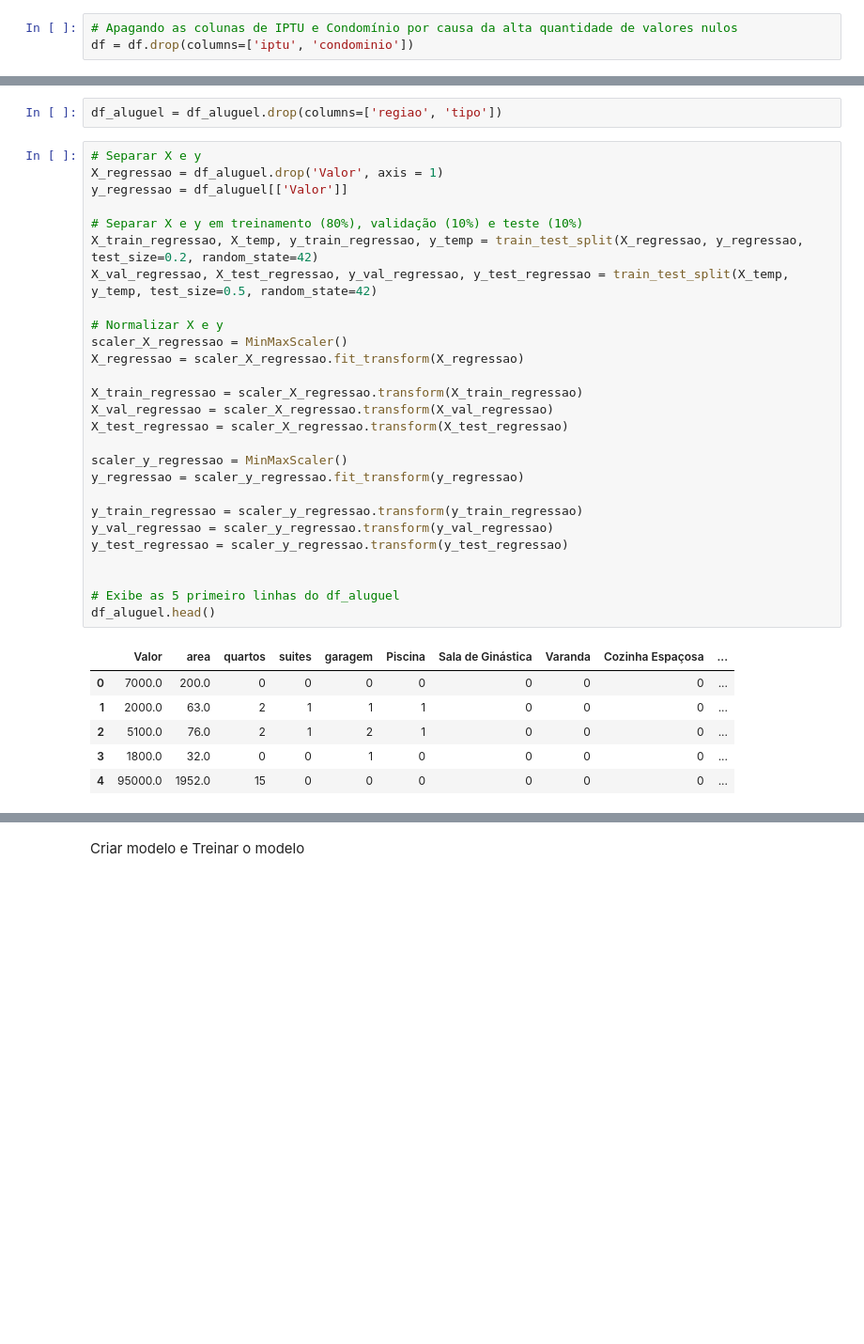
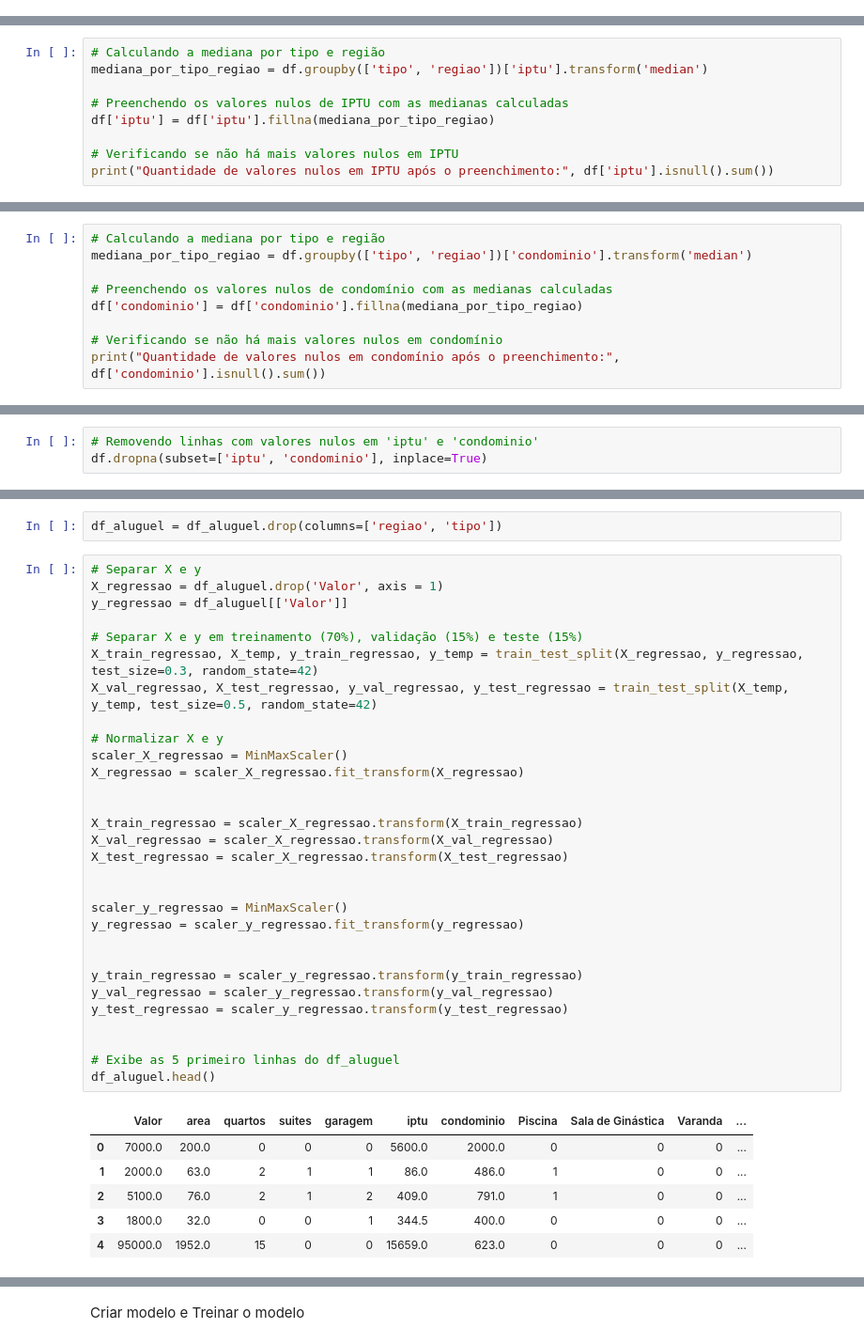
Before and after one commit to JanotLucas/Projeto-Integrador-I, a Jupyter notebook: precificador.ipynb, the cells around one changed output, grey strips where cells are left out. Shown at 94% size. Drawn from its saved outputs; the diff is of its cells as text; blank space fills up the shorter version.

```diff
--- a/precificador.ipynb
+++ b/precificador.ipynb
@@ -106,6 +102,3 @@ Aceita Pet                  0.000000
 Academia                    0.000000
 tipo                        0.000000
 dtype: float64
-# %%
-# Apagando as colunas de IPTU e Condomínio por causa da alta quantidade de valores nulos
-df = df.drop(columns=['iptu', 'condominio'])
@@ -111,0 +146,9 @@ df = df.drop(columns=['iptu', 'condominio'])
+# %%
+# Calculando a mediana por tipo e região
+mediana_por_tipo_regiao = df.groupby(['tipo', 'regiao'])['iptu'].transform('median')
+
+# Preenchendo os valores nulos de IPTU com as medianas calculadas
+df['iptu'] = df['iptu'].fillna(mediana_por_tipo_regiao)
+
+# Verificando se não há mais valores nulos em IPTU
+print("Quantidade de valores nulos em IPTU após o preenchimento:", df['iptu'].isnull().sum())
@@ -111,0 +159,9 @@ df = df.drop(columns=['iptu', 'condominio'])
+# %%
+# Calculando a mediana por tipo e região
+mediana_por_tipo_regiao = df.groupby(['tipo', 'regiao'])['condominio'].transform('median')
+
+# Preenchendo os valores nulos de condomínio com as medianas calculadas
+df['condominio'] = df['condominio'].fillna(mediana_por_tipo_regiao)
+
+# Verificando se não há mais valores nulos em condomínio
+print("Quantidade de valores nulos em condomínio após o preenchimento:", df['condominio'].isnull().sum())
@@ -111,0 +195,3 @@ df = df.drop(columns=['iptu', 'condominio'])
+# %%
+# Removendo linhas com valores nulos em 'iptu' e 'condominio'
+df.dropna(subset=['iptu', 'condominio'], inplace=True)
@@ -694,34 +884,37 @@ df_aluguel = df_aluguel.drop(columns=['regiao', 'tipo'])
 # %%
 # Separar X e y
 X_regressao = df_aluguel.drop('Valor', axis = 1)
 y_regressao = df_aluguel[['Valor']]
 
-# Separar X e y em treinamento (80%), validação (10%) e teste (10%)
-X_train_regressao, X_temp, y_train_regressao, y_temp = train_test_split(X_regressao, y_regressao, test_size=0.2, random_state=42)
+# Separar X e y em treinamento (70%), validação (15%) e teste (15%)
+X_train_regressao, X_temp, y_train_regressao, y_temp = train_test_split(X_regressao, y_regressao, test_size=0.3, random_state=42)
 X_val_regressao, X_test_regressao, y_val_regressao, y_test_regressao = train_test_split(X_temp, y_temp, test_size=0.5, random_state=42)
 
 # Normalizar X e y
 scaler_X_regressao = MinMaxScaler()
 X_regressao = scaler_X_regressao.fit_transform(X_regressao)
 
+
 X_train_regressao = scaler_X_regressao.transform(X_train_regressao)
 X_val_regressao = scaler_X_regressao.transform(X_val_regressao)
 X_test_regressao = scaler_X_regressao.transform(X_test_regressao)
 
+
 scaler_y_regressao = MinMaxScaler()
 y_regressao = scaler_y_regressao.fit_transform(y_regressao)
+
 
 y_train_regressao = scaler_y_regressao.transform(y_train_regressao)
 y_val_regressao = scaler_y_regressao.transform(y_val_regressao)
 y_test_regressao = scaler_y_regressao.transform(y_test_regressao)
 
 
 # Exibe as 5 primeiro linhas do df_aluguel
 df_aluguel.head()
 # %% [output]
-|  | Valor | area | quartos | suites | garagem | Piscina | Sala de Ginástica | Varanda | Cozinha Espaçosa | ... |
-| 0 | 7000.0 | 200.0 | 0 | 0 | 0 | 0 | 0 | 0 | 0 | ... |
-| 1 | 2000.0 | 63.0 | 2 | 1 | 1 | 1 | 0 | 0 | 0 | ... |
-| 2 | 5100.0 | 76.0 | 2 | 1 | 2 | 1 | 0 | 0 | 0 | ... |
-| 3 | 1800.0 | 32.0 | 0 | 0 | 1 | 0 | 0 | 0 | 0 | ... |
-| 4 | 95000.0 | 1952.0 | 15 | 0 | 0 | 0 | 0 | 0 | 0 | ... |
+|  | Valor | area | quartos | suites | garagem | iptu | condominio | Piscina | Sala de Ginástica | Varanda | ... |
+| 0 | 7000.0 | 200.0 | 0 | 0 | 0 | 5600.0 | 2000.0 | 0 | 0 | 0 | ... |
+| 1 | 2000.0 | 63.0 | 2 | 1 | 1 | 86.0 | 486.0 | 1 | 0 | 0 | ... |
+| 2 | 5100.0 | 76.0 | 2 | 1 | 2 | 409.0 | 791.0 | 1 | 0 | 0 | ... |
+| 3 | 1800.0 | 32.0 | 0 | 0 | 1 | 344.5 | 400.0 | 0 | 0 | 0 | ... |
+| 4 | 95000.0 | 1952.0 | 15 | 0 | 0 | 15659.0 | 623.0 | 0 | 0 | 0 | ... |
```
Also changed, not shown: parts of 65 cells of this notebook.
